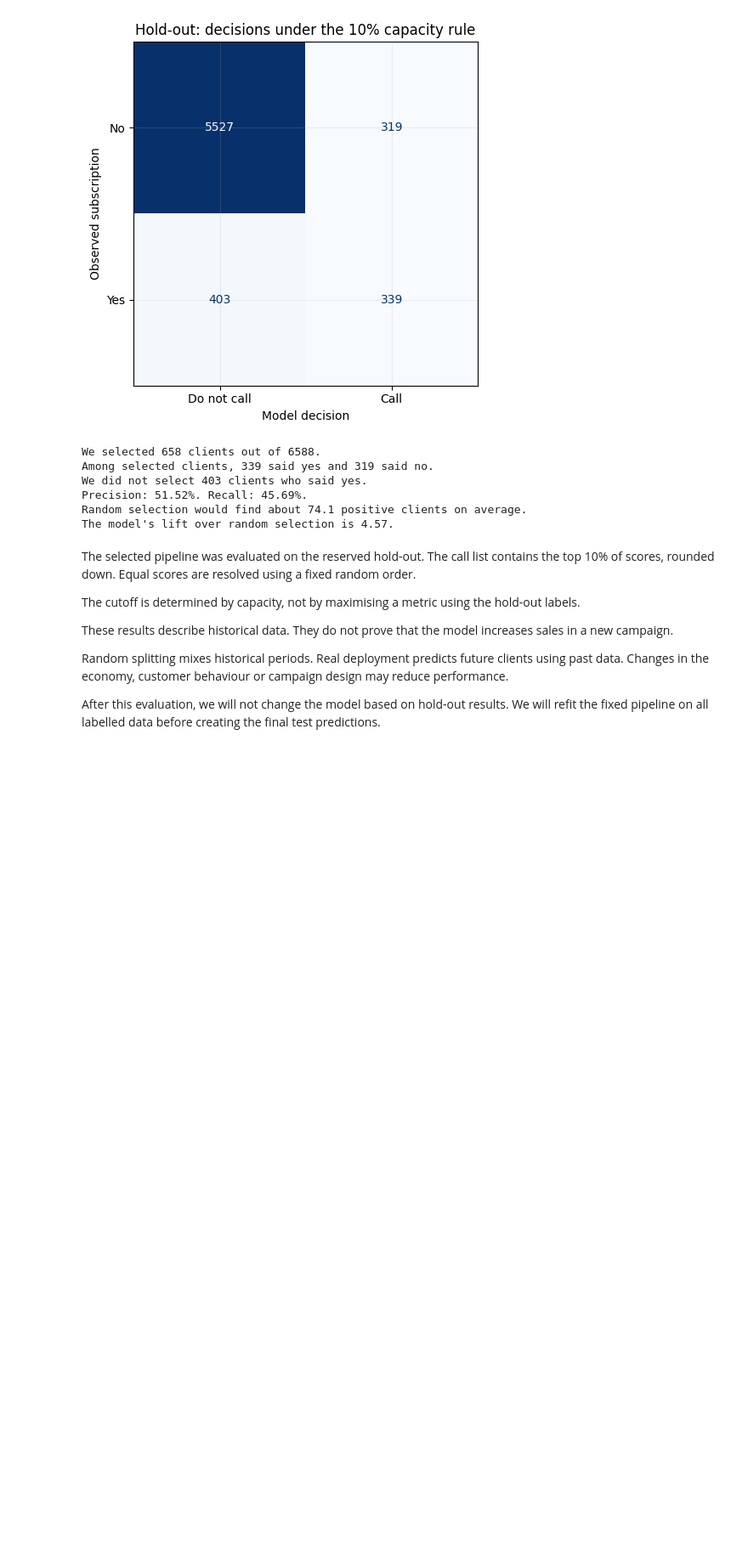
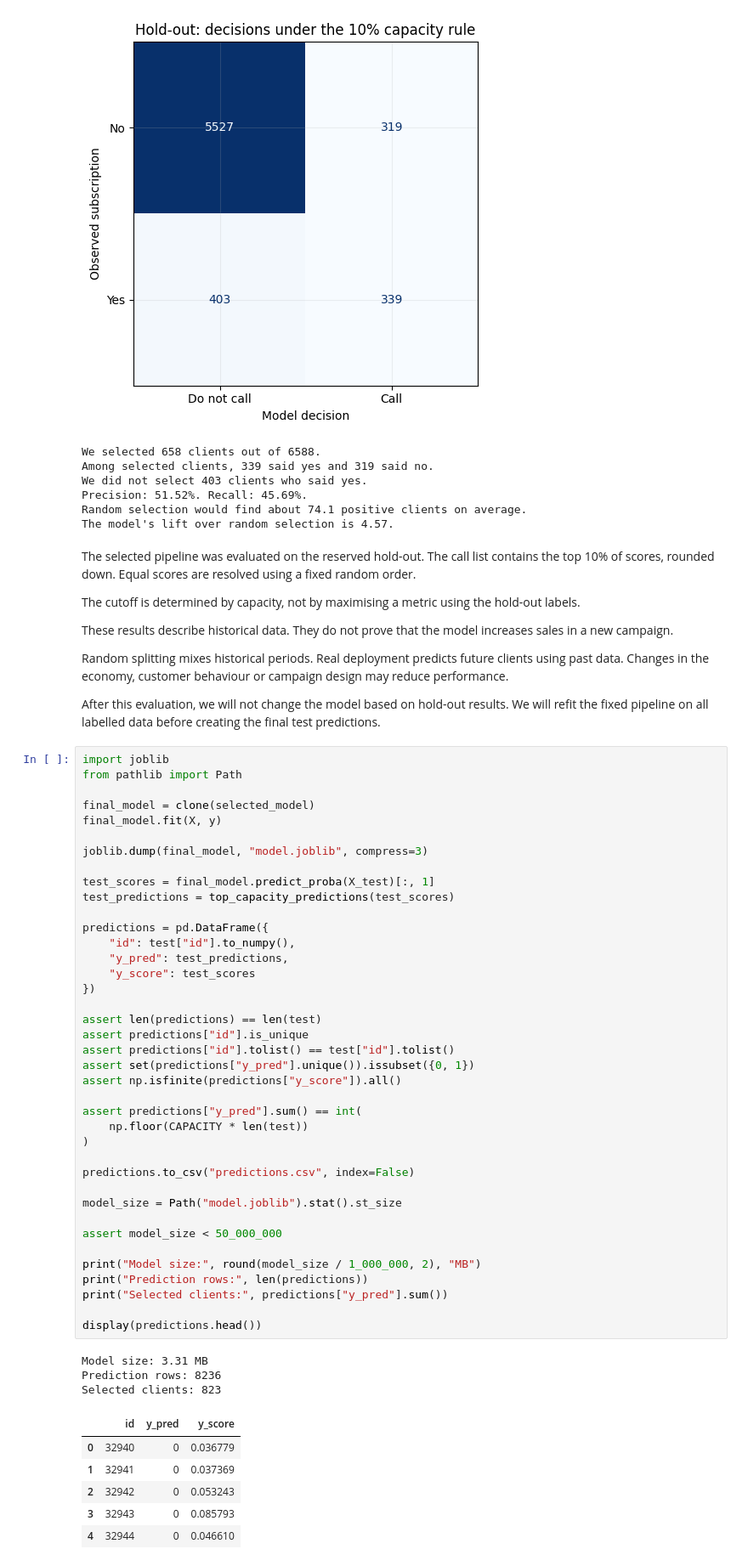
Before and after one commit to nurtore067/gumar_ML_task_3, a Jupyter notebook: gumar_task3.ipynb, the cells around one changed output. Shown at 85% size. Saved outputs shown, nothing was run; the diff lists cells and outputs as text; blank space fills up the shorter version.

Commit message:
Save final model, predictions and model card

```diff
--- a/gumar_task3.ipynb
+++ b/gumar_task3.ipynb
@@ -1063,3 +1063,52 @@ may reduce performance.
 After this evaluation, we will not change the model based on
 hold-out results. We will refit the fixed pipeline on all labelled
 data before creating the final test predictions.
+# %%
+import joblib
+from pathlib import Path
+
+final_model = clone(selected_model)
+final_model.fit(X, y)
+
+joblib.dump(final_model, "model.joblib", compress=3)
+
+test_scores = final_model.predict_proba(X_test)[:, 1]
+test_predictions = top_capacity_predictions(test_scores)
+
+predictions = pd.DataFrame({
+    "id": test["id"].to_numpy(),
+    "y_pred": test_predictions,
+    "y_score": test_scores
+})
+
+assert len(predictions) == len(test)
+assert predictions["id"].is_unique
+assert predictions["id"].tolist() == test["id"].tolist()
+assert set(predictions["y_pred"].unique()).issubset({0, 1})
+assert np.isfinite(predictions["y_score"]).all()
+
+assert predictions["y_pred"].sum() == int(
+    np.floor(CAPACITY * len(test))
+)
+
+predictions.to_csv("predictions.csv", index=False)
+
+model_size = Path("model.joblib").stat().st_size
+
+assert model_size < 50_000_000
+
+print("Model size:", round(model_size / 1_000_000, 2), "MB")
+print("Prediction rows:", len(predictions))
+print("Selected clients:", predictions["y_pred"].sum())
+
+display(predictions.head())
+# %% [output]
+Model size: 3.31 MB
+Prediction rows: 8236
+Selected clients: 823
+|  | id | y_pred | y_score |
+| 0 | 32940 | 0 | 0.036779 |
+| 1 | 32941 | 0 | 0.037369 |
+| 2 | 32942 | 0 | 0.053243 |
+| 3 | 32943 | 0 | 0.085793 |
+| 4 | 32944 | 0 | 0.046610 |
```
Also changed, not shown: parts of 2 cells of this notebook, 3 other files.
